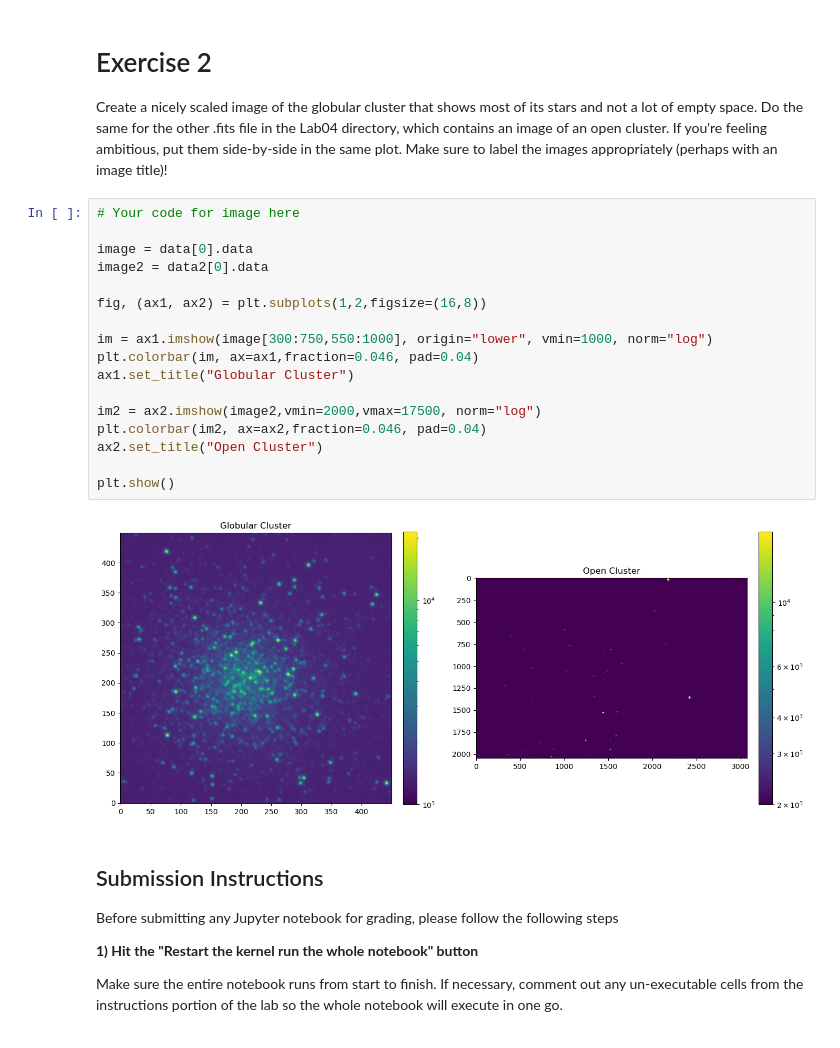
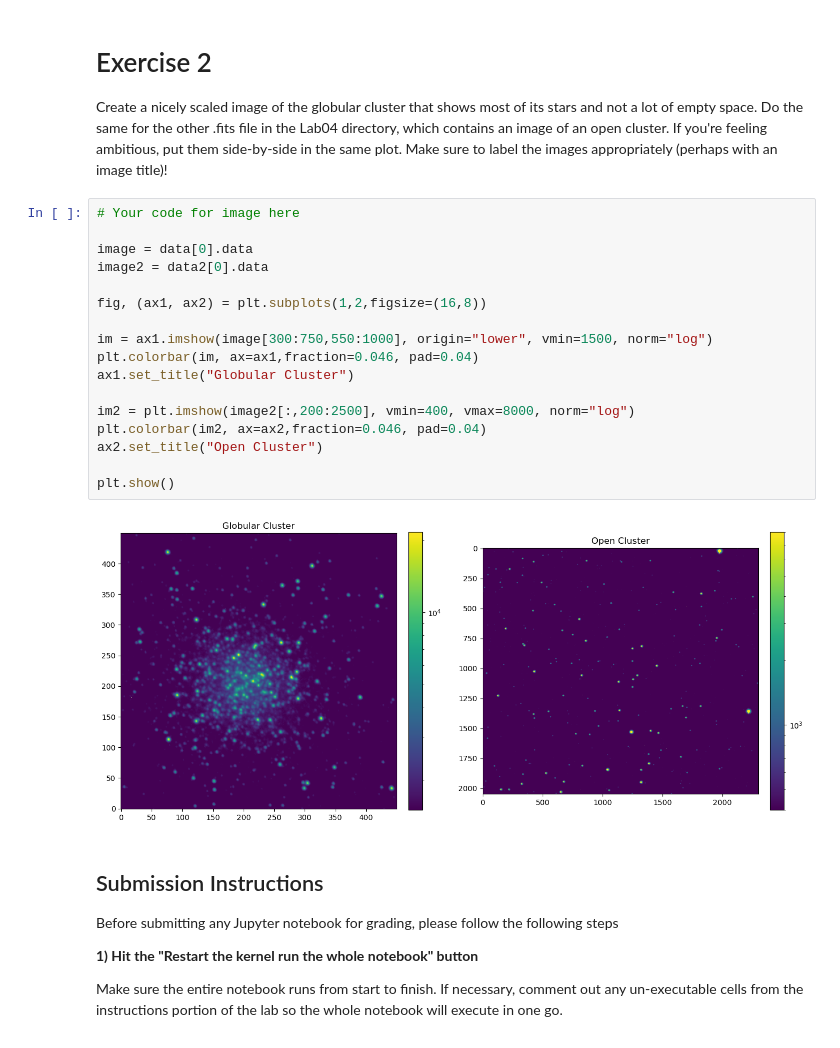
Before and after one commit to RY0no0t0/ASTR337, a Jupyter notebook: lab/lab4/Lab04_Part2.ipynb, the cells around one changed output. Cells and saved outputs as stored; diff of their text form.

```diff
--- a/lab/lab4/Lab04_Part2.ipynb
+++ b/lab/lab4/Lab04_Part2.ipynb
@@ -99,22 +99,22 @@ Create a nicely scaled image of the globular cluster that shows most of its star
 # %%
 # Your code for image here
 
 image = data[0].data
 image2 = data2[0].data
 
 fig, (ax1, ax2) = plt.subplots(1,2,figsize=(16,8))
 
-im = ax1.imshow(image[300:750,550:1000], origin="lower", vmin=1000, norm="log")
+im = ax1.imshow(image[300:750,550:1000], origin="lower", vmin=1500, norm="log")
 plt.colorbar(im, ax=ax1,fraction=0.046, pad=0.04)
 ax1.set_title("Globular Cluster")
 
-im2 = ax2.imshow(image2,vmin=2000,vmax=17500, norm="log")
+im2 = plt.imshow(image2[:,200:2500], vmin=400, vmax=8000, norm="log")
 plt.colorbar(im2, ax=ax2,fraction=0.046, pad=0.04)
 ax2.set_title("Open Cluster")
 
 plt.show()
 # %% [output]
-[figure, old version]
+[figure, new version]
 # %% [markdown]
 ## Submission Instructions
 
```
Also changed, not shown: parts of 1 cell of this notebook.
